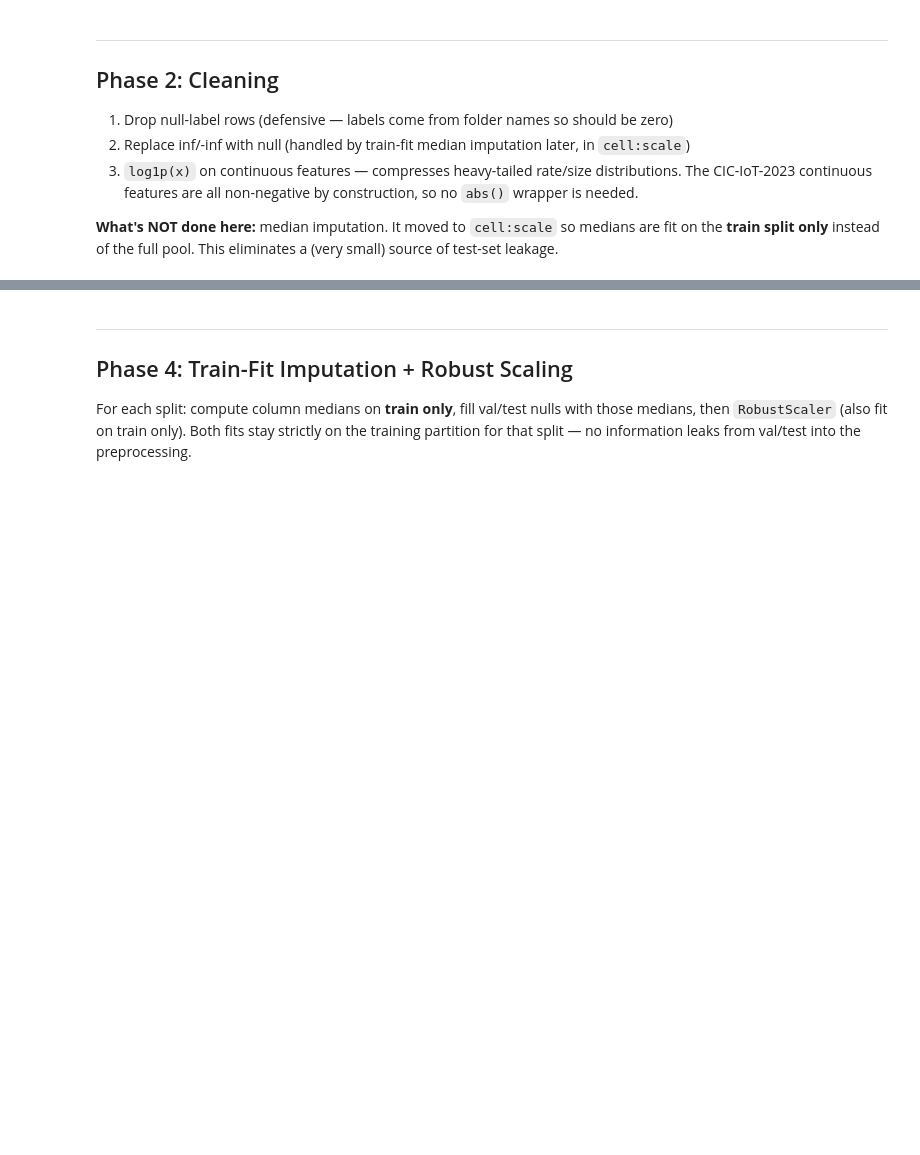
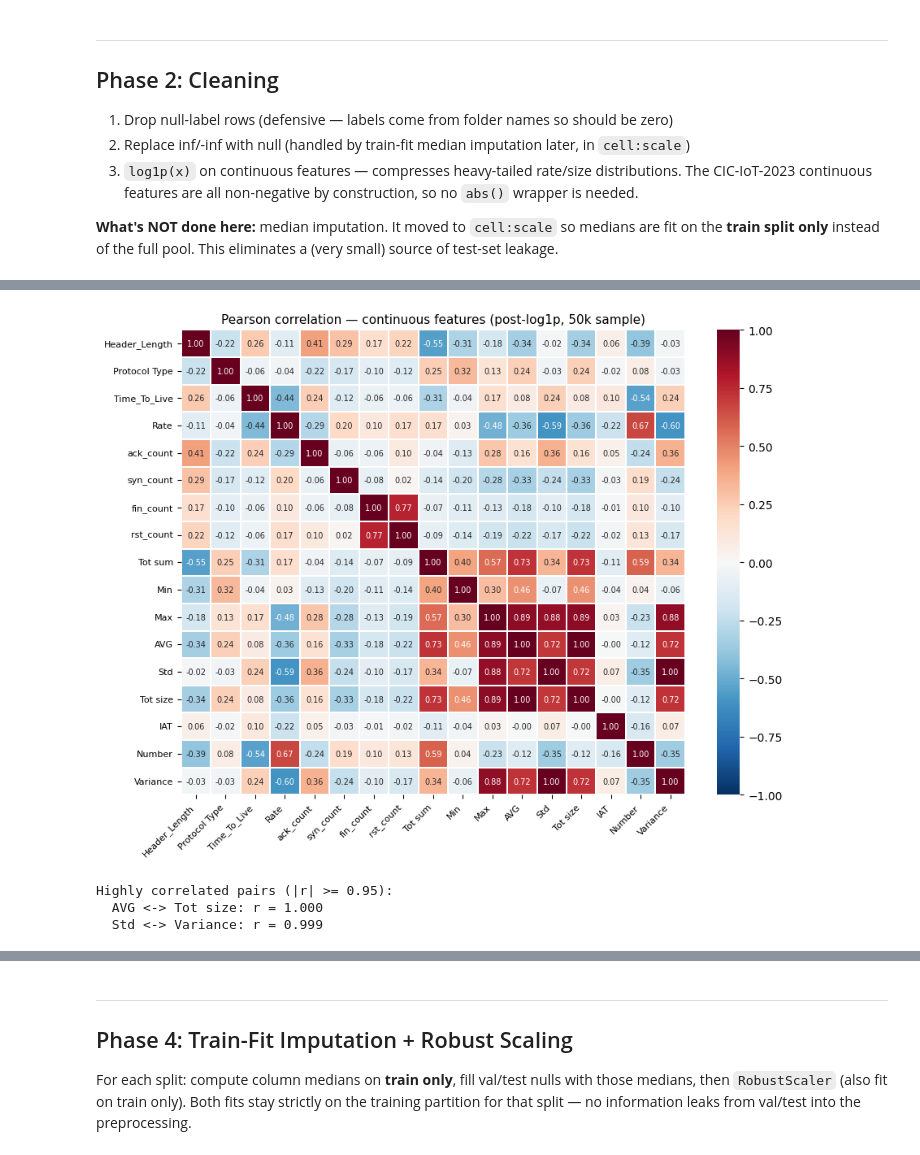
Before and after one commit to RaresMarta/cic-iot2023-detection-system, a Jupyter notebook: ids_pipeline.ipynb, the cells around one changed output, grey strips where cells are left out. Saved outputs shown, nothing was run; the diff lists cells and outputs as text; code cells hidden in the pictures; blank space fills up the shorter version.

```diff
--- a/ids_pipeline.ipynb
+++ b/ids_pipeline.ipynb
@@ -351,0 +427,38 @@ Cleaned dataset: 4,448,253 rows (nulls retained for post-split imputation)
+# %%
+_n_corr = min(50_000, df.shape[0])
+_cont = df.sample(n=_n_corr, seed=SEED).select(LOG_COLUMNS).to_numpy().astype(np.float64)
+_cont = np.where(np.isnan(_cont), np.nanmean(_cont, axis=0), _cont)
+corr = np.corrcoef(_cont.T)
+
+fig, ax = plt.subplots(figsize=(9, 7))
+sns.heatmap(
+    corr, xticklabels=LOG_COLUMNS, yticklabels=LOG_COLUMNS,
+    cmap='RdBu_r', center=0, vmin=-1, vmax=1,
+    annot=True, fmt='.2f', annot_kws={'size': 7},
+    linewidths=0.3, ax=ax,
+)
+ax.set_title('Pearson correlation — continuous features (post-log1p, 50k sample)', fontsize=11)
+plt.xticks(rotation=45, ha='right', fontsize=8)
+plt.yticks(rotation=0, fontsize=8)
+plt.tight_layout()
+plt.show()
+
+threshold = 0.95
+pairs = [
+    (LOG_COLUMNS[i], LOG_COLUMNS[j], corr[i, j])
+    for i in range(len(LOG_COLUMNS))
+    for j in range(i + 1, len(LOG_COLUMNS))
+    if abs(corr[i, j]) >= threshold
+]
+if pairs:
+    print(f'Highly correlated pairs (|r| >= {threshold}):')
+    for a, b, r in sorted(pairs, key=lambda x: -abs(x[2])):
+        print(f'  {a} <-> {b}: r = {r:.3f}')
+else:
+    print(f'No feature pairs with |r| >= {threshold}')
+del _cont
+# %% [output]
+[figure, added]
+Highly correlated pairs (|r| >= 0.95):
+  AVG <-> Tot size: r = 1.000
+  Std <-> Variance: r = 0.999
```
Also changed, not shown: parts of 40 cells of this notebook, 5 other files.
